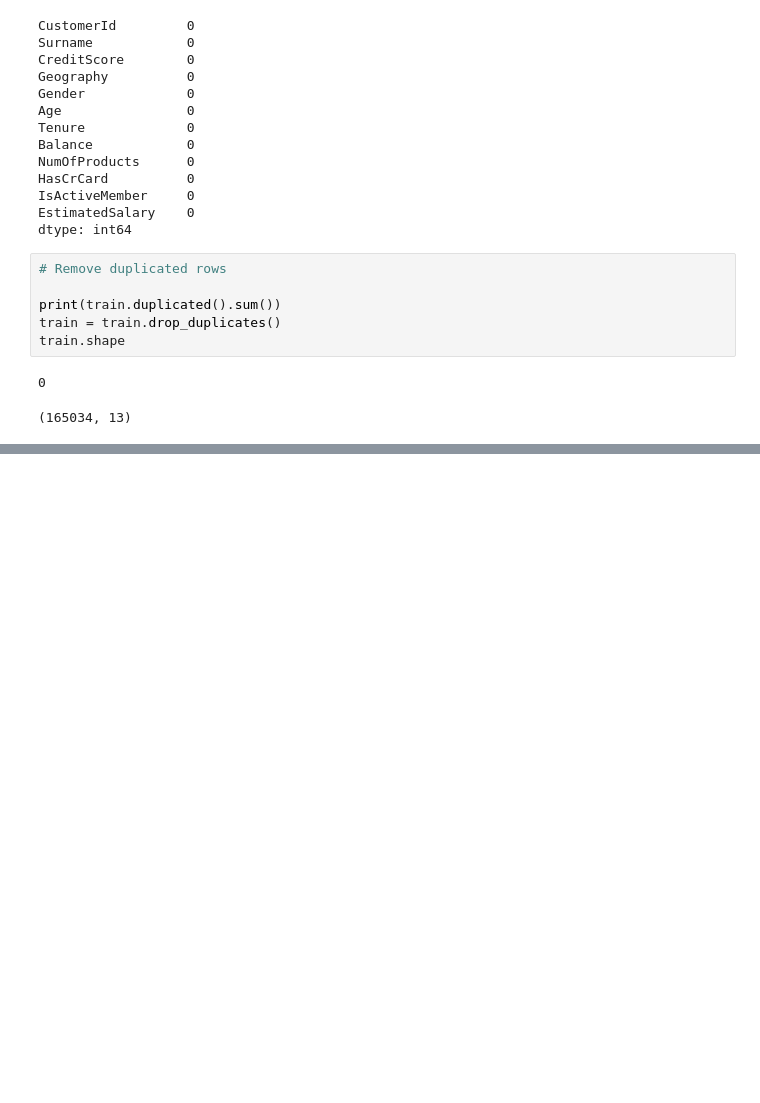
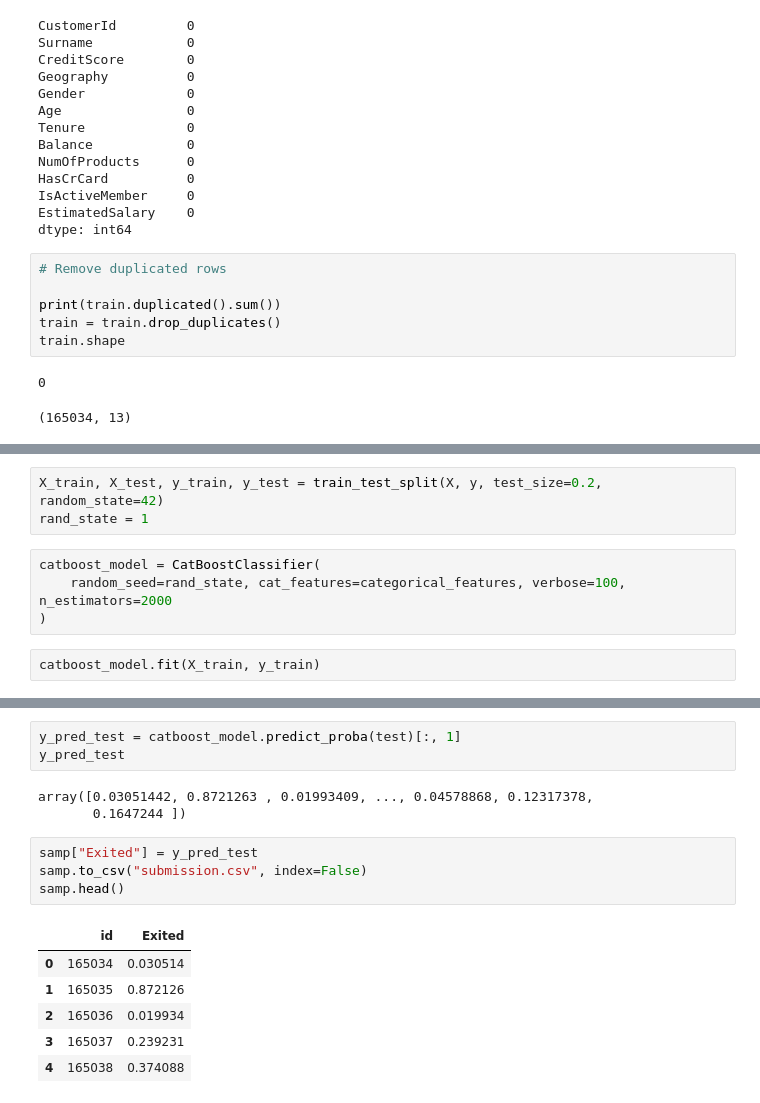
Before and after one commit to GLima727/KaggleLearning, a Jupyter notebook: bankdata/tutorial.ipynb, the cells around one changed output, grey strips where cells are left out. Cells and saved outputs as stored; diff of their text form; blank space fills up the shorter version.

```diff
--- a/bankdata/tutorial.ipynb
+++ b/bankdata/tutorial.ipynb
@@ -139,0 +309,9 @@ plt.show()
+# %%
+X_train, X_test, y_train, y_test = train_test_split(X, y, test_size=0.2, random_state=42)
+rand_state = 1
+# %%
+catboost_model = CatBoostClassifier(
+    random_seed=rand_state, cat_features=categorical_features, verbose=100, n_estimators=2000
+)
+# %%
+catboost_model.fit(X_train, y_train)
@@ -139,0 +337,17 @@ plt.show()
+# %%
+y_pred_test = catboost_model.predict_proba(test)[:, 1]
+y_pred_test
+# %% [output]
+array([0.03051442, 0.8721263 , 0.01993409, ..., 0.04578868, 0.12317378,
+       0.1647244 ])
+# %%
+samp["Exited"] = y_pred_test
+samp.to_csv("submission.csv", index=False)
+samp.head()
+# %% [output]
+|  | id | Exited |
+| 0 | 165034 | 0.030514 |
+| 1 | 165035 | 0.872126 |
+| 2 | 165036 | 0.019934 |
+| 3 | 165037 | 0.239231 |
+| 4 | 165038 | 0.374088 |
```
Also changed, not shown: parts of 12 cells of this notebook, 6 other files.
